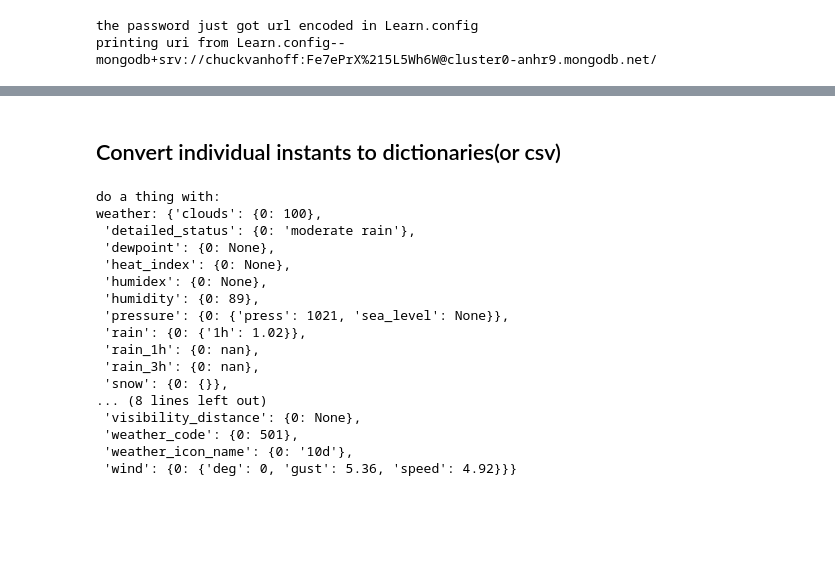
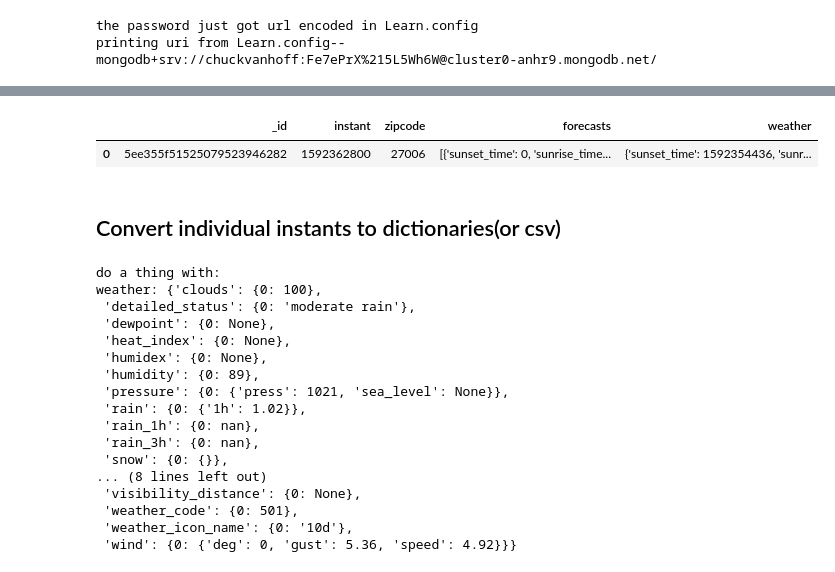
Before and after one commit to ChuckVanHoff/forecast-forecast, a Jupyter notebook: Learn/d_frame.ipynb, the cells around one changed output, grey strips where cells are left out. Cells and saved outputs as stored; diff of their text form; code cells hidden in the pictures; blank space fills up the shorter version.

Commit message:
added read_mongo_to_df() to return DataFrame of raw mongo data

```diff
--- a/Learn/d_frame.ipynb
+++ b/Learn/d_frame.ipynb
@@ -23,7 +23,7 @@ def _connect_mongo(uri, db):
         conn = MongoClient(host, port)
     return conn[db]
 
-def read_mongo(uri, db, collection, query={}, no_id=True, limit=None):
+def read_mongo_to_df(uri, db, collection, query={}, limit=None):
     """ Read from Mongo and Store into DataFrame """
 
     con = _connect_mongo(uri, db)
@@ -31,17 +31,12 @@ def read_mongo(uri, db, collection, query={}, no_id=True, limit=None):
     if limit:
         cursor = con[collection].find(query)
         cursor = cursor[limit]
+        print(f'number of indexes created has been limited to {limit} ..........................')
     else:
         cursor = con[collection].find(query)
     # Expand the cursor and construct the DataFrame
-    df = pd.DataFrame(list(cursor))
-    # Delete the _id
-#     if no_id:
-#         del df['_id']
-    if limit:
-        print(f'number of indexes created has been limited to {limit} ..........................')
-
-    return df
+    df = pd.DataFrame.from_dict(cursor, orient='index')
+    return df.transpose()
 
 ### ORIGINAL ###
 # def forecast_fields(row):
@@ -151,6 +146,6 @@ def gen_errs_df(df):
 # %%
 collection = 'legit_inst'
 db = 'owmap'
-# df = read_mongo(config.uri, db, collection, no_id=False, limit=5)
-df = read_mongo_a(config.uri, db, collection, limit=1, squash=False)
+df = read_mongo_to_df(config.uri, db, collection, limit=5)
+# df = read_mongo_a(config.uri, db, collection, limit=1, squash=False)
 # %% [output]
@@ -168,3 +153,8 @@ dd = read_mongo(config.uri, db, collection, limit=10)
+# %%
+df.head()
+# %% [output]
+|  | _id | instant | zipcode | forecasts | weather |
+| 0 | 5ee355f51525079523946282 | 1592362800 | 27006 | [{'sunset_time': 0, 'sunrise_time... | {'sunset_time': 1592354436, 'sunr... |
 # %% [markdown]
 ## Convert individual instants to dictionaries(or csv)
 # %%
```
Also changed, not shown: parts of 2 cells of this notebook.
